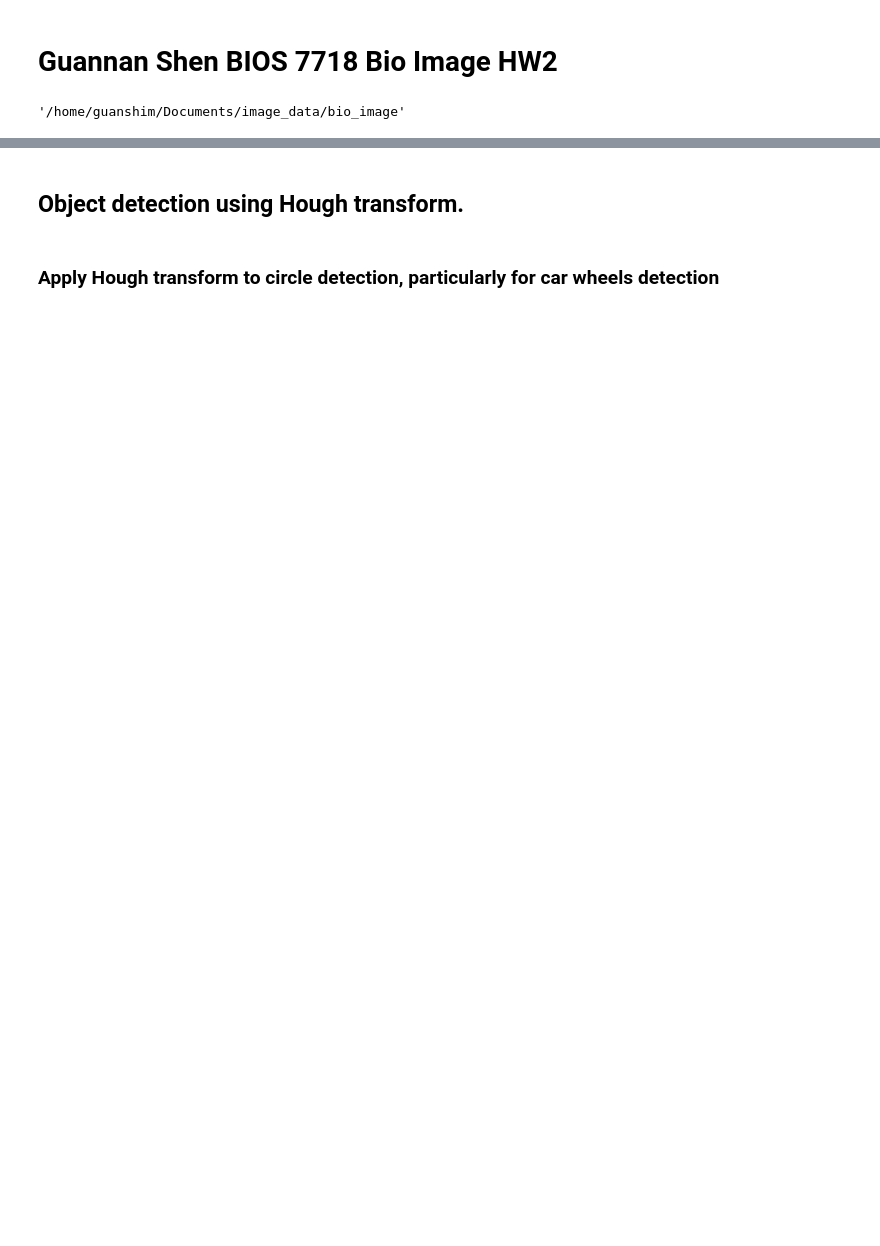
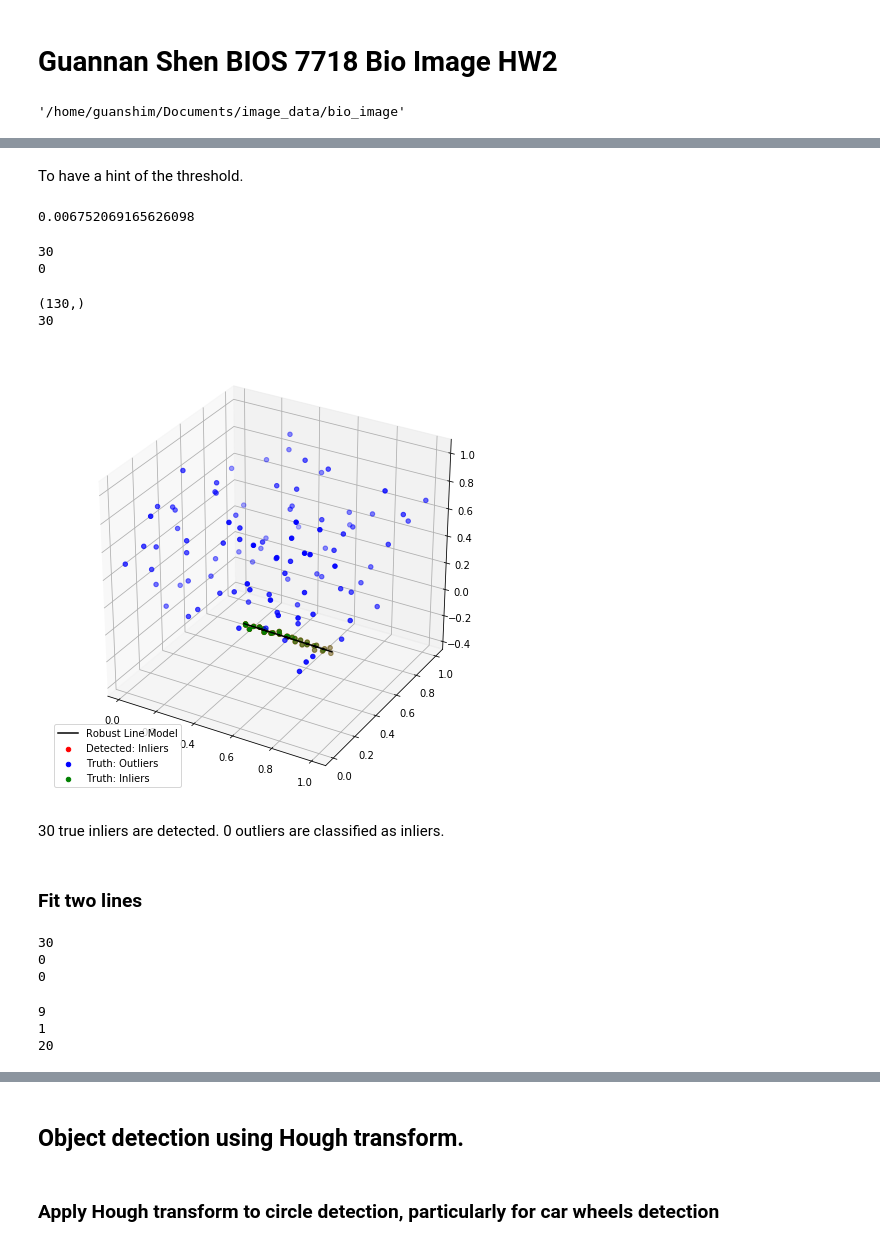
Before and after one commit to Guannan-Shen/image_data, a Jupyter notebook: bio_image/RANSAC_Hough_Watershed.ipynb, the cells around one changed output, grey strips where cells are left out. Saved outputs shown, nothing was run; the diff lists cells and outputs as text; code cells hidden in the pictures; blank space fills up the shorter version.

Commit message:
skimage ransac 3d line and cv2.watershed on grayscale

```diff
--- a/bio_image/RANSAC_Hough_Watershed.ipynb
+++ b/bio_image/RANSAC_Hough_Watershed.ipynb
@@ -16,0 +91,78 @@ os.getcwd()
+# %% [markdown]
+To have a hint of the threshold.
+# %%
+# distance of point to a plane
+# a*x + b*y + c*y + d = 0
+def shortest_distance_1(out):
+    a,b,c,d = [1,2,3,-1]
+    x1, y1, z1 = out
+    d = abs((a * x1 + b * y1 + c * z1 + d))
+    e = (math.sqrt(a * a + b * b + c * c))
+    return d/e
+d = np.apply_along_axis(shortest_distance_1, axis=1, arr = out ).reshape(-1, 1)
+print(d.min())
+
+# def shortest_distance_2(out):
+#     a,b,c,d = [1,1,1,-1]
+#     x1, y1, z1 = out
+#     d = abs((a * x1 + b * y1 + c * z1 + d))
+#     e = (math.sqrt(a * a + b * b + c * c))
+#     return d/e
+# %% [output]
+0.006752069165626098
+# %%
+np.random.seed(1932)
+model_robust, inliers = ransac(data1, LineModelND, min_samples=2, residual_threshold=0.03, max_trials=373)
+print(sum(inliers[:30]))
+print(sum(inliers[30:130]))
+# %% [output]
+30
+0
+# %%
+ground_truth1 = np.concatenate( (np.repeat(True, n), np.repeat(False, n_o)) )
+print(ground_truth1.shape)
+print( sum(ground_truth1) )
+outliers = ground_truth1 == False
+# %% [output]
+(130,)
+30
+# %%
+# model_robust.predict()
+# model_robust.predict( [:,2] )
+predict = model_robust.predict( xyz_n[:,0] )
+# %%
+fig = plt.figure(figsize=(8, 8))
+ax = fig.add_subplot(111, projection='3d')
+ax.scatter(data1[inliers][:, 0], data1[inliers][:, 1], data1[inliers][:, 2], c='r', marker='o', label='Detected: Inliers')
+ax.scatter(data1[outliers][:, 0], data1[outliers][:, 1],data1[outliers][:, 2], c='b', marker='o', label='Truth: Outliers')
+ax.scatter(data1[ground_truth1][:, 0], data1[ground_truth1][:, 1], data1[ground_truth1][:, 2], c='g', marker='o', label='Truth: Inliers')
+ax.plot(predict[:, 0], predict[:, 1], predict[:, 2], '-k', label='Robust Line Model')
+ax.legend(loc='lower left')
+plt.show()
+# %% [output]
+[figure, added]
+# %% [markdown]
+30 true inliers are detected. 0 outliers are classified as inliers.
+# %% [markdown]
+### Fit two lines
+# %%
+# first fit 30 inliers
+np.random.seed(1932)
+model_robust1, inliers1 = ransac(data2, LineModelND, min_samples=2, residual_threshold=0.03, max_trials=575)
+print(sum(inliers1[:30]))
+print(sum(inliers1[30:130]))
+print(sum(inliers1[130:150]))
+# %% [output]
+30
+0
+0
+# %%
+np.random.seed(1932)
+model_robust2, inliers2 = ransac(data2, LineModelND, min_samples=2, residual_threshold=0.0278, max_trials=1941)
+print(sum(inliers2[:30]))
+print(sum(inliers2[30:130]))
+print(sum(inliers2[130:150]))
+# %% [output]
+9
+1
+20
```
Also changed, not shown: parts of 32 cells of this notebook, 1 other file.
